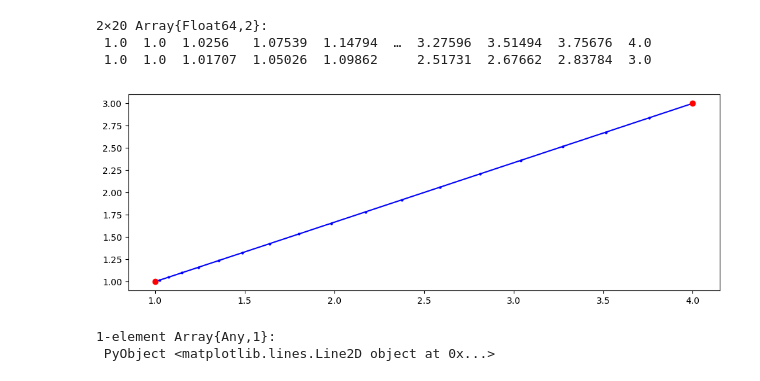
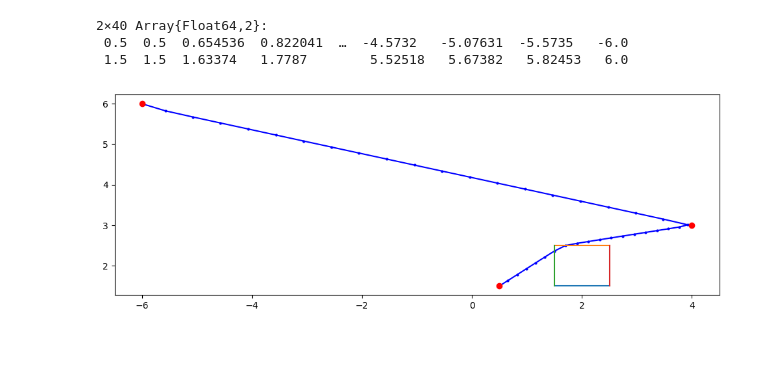
Before and after one commit to KaranTalreja/Hovercraft3D, a Jupyter notebook: HoverCraftTimeOpt.ipynb, the cells around one changed output. Saved outputs shown, nothing was run; the diff lists cells and outputs as text; code cells hidden in the pictures; blank space fills up the shorter version.

```diff
--- a/HoverCraftTimeOpt.ipynb
+++ b/HoverCraftTimeOpt.ipynb
@@ -22,9 +29,8 @@ using Mosek, Cbc
     @variable(m, x[1:2,1:T[k]])  # resulting position
     @variable(m, v[1:2,1:T[k]])  # resulting velocity
     @variable(m, u[1:2,1:T[k]])  # thruster input
-    @variable(m, inTarget[1:4, 1:T[k]], Bin)
-    @variable(m, timeStep[1:T[k]], Bin)
-
+    @variable(m, obstacle[1:4,1:T[k]], Bin)
+    vMax = 0.5
     # satisfy the dynamics (with zero initial velocity)
     @constraint(m, v[:,1] .== [0;0])
 
@@ -34,41 +40,39 @@ using Mosek, Cbc
     end
 
     # hit all the waypoints
-
+    for t in 1:T[k]-1
+        @constraint(m, A*x[:,t] .<= b .+ 1000*obstacle[:,t])
+        @constraint(m, sum(obstacle[i,t] for i in 1:4) <= 3)
+    end
     for t in [1 k]
         @constraint(m, x[:,T[t]] .== xw[:,t])
     end
 
-    #@constraint(m, (x[1,t]) <= 2.5 + 1000*inTarget[1,t])
-    #@constraint(m, -(x[1,t]) <= -3.5 + 1000*obstacle[2,t])
-    #@constraint(m, (x[2,t]) <= 2.5 + 1000*obstacle[3,t])
-    #@constraint(m, -(x[2,t]) <= -3.5 + 1000*obstacle[4,t])
-    #for t in 2:T[k]
-        @constraint(m, (x[1,1]) - 2.5 <= 1000*inTarget[1,1])
-    #end
-    #for t in 1:T[k]
-    #    @constraint(m, sum(v[:,t].^2) <= 1)
-    #end
+    for t in 1:T[k]
+        @constraint(m, sum(v[:,t].^2) <= vMax)
+    end
 
     # minimize 2-norm (THIS IS LEAST-SQUARES)
     λ = 100
-    @objective(m, Min, sum(u.^2) + λ*sum((x[:,T[2:k]]-xw[:,2:k]).^2))
+    β = 10
+    @objective(m, Min, sum(u.^2) + λ*sum((x[:,T[2:k]]-xw[:,2:k]).^2) + β*sum((sum((v[:,t] .- vMax).^2 for t in 2:T[k]))))
     solve(m)
-
-    xopt = getvalue(x)
+    xopt=getvalue(x)
 # %% [output]
-2×20 Array{Float64,2}:
- 1.0  1.0  1.0256   1.07539  1.14794  …  3.27596  3.51494  3.75676  4.0
- 1.0  1.0  1.01707  1.05026  1.09862     2.51731  2.67662  2.83784  3.0
+2×40 Array{Float64,2}:
+ 0.5  0.5  0.654536  0.822041  …  -4.5732   -5.07631  -5.5735   -6.0
+ 1.5  1.5  1.63374   1.7787        5.52518   5.67382   5.82453   6.0
-# %%
-using PyPlot
-figure(figsize=(12,4))
-plot( xopt[1,:][:], xopt[2,:][:], "b.-", markersize=4 )
-plot( xw[1,:], xw[2,:], "r.", markersize=12 )
-# %% [output]
-[figure, removed]
-1-element Array{Any,1}:
- PyObject <matplotlib.lines.Line2D object at 0x...>
+# %%
+using PyPlot
+figure(figsize=(12,4))
+plot( xopt[1,:][:], xopt[2,:][:], "b.-", markersize=4 )
+plot( xw[1,:], xw[2,:], "r.", markersize=12 )
+plot(linspace(1.5,2.5,10),0.*linspace(1.5,2.5,10) .+ 1.5)
+plot(linspace(1.5,2.5,10),0.*linspace(1.5,2.5,10) .+ 2.5)
+plot(0.*linspace(1.5,2.5,10) .+ 1.5,linspace(1.5,2.5,10))
+plot(0.*linspace(1.5,2.5,10) .+ 2.5,linspace(1.5,2.5,10));
+# %% [output]
+[figure, added]
 # %%
 getobjectivevalue(m)
 # %% [output]
```
Also changed, not shown: parts of 9 cells of this notebook.
